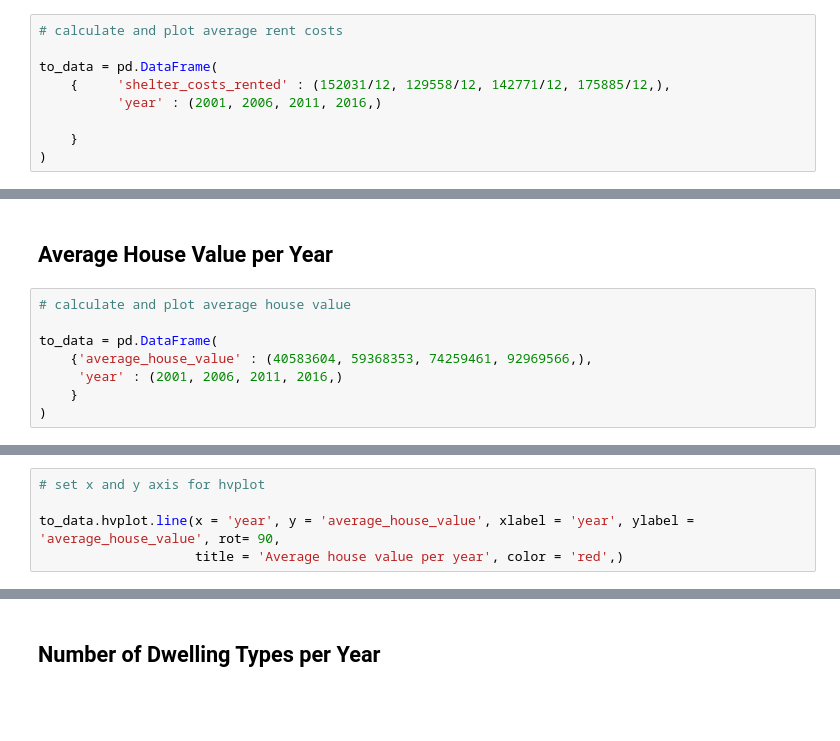
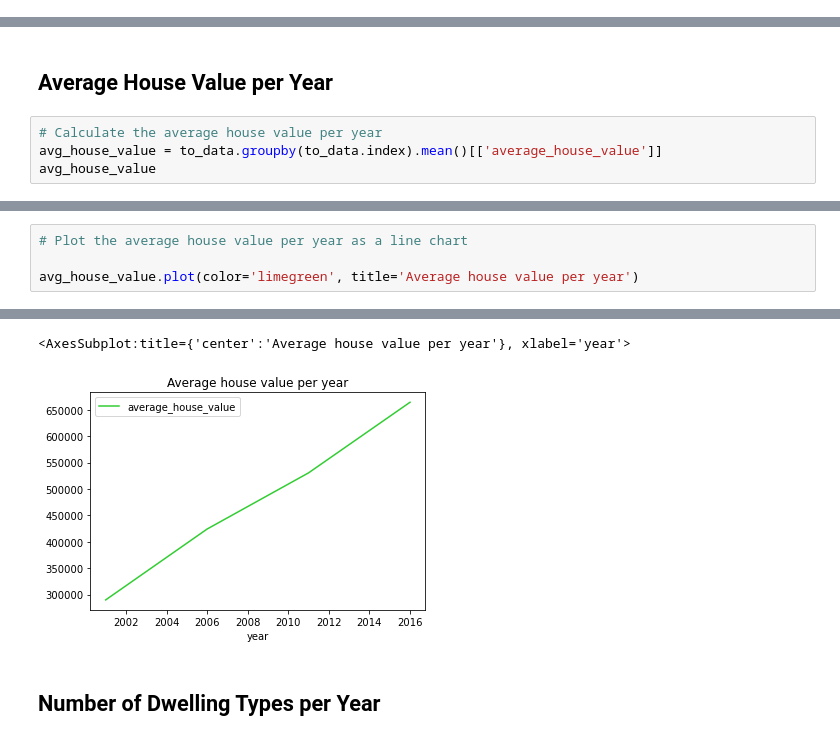
Before and after one commit to Jovan671/Assignment_06_pyviz, a Jupyter notebook: Analysis.ipynb, the cells around one changed output, grey strips where cells are left out. Drawn from its saved outputs; the diff is of its cells as text; blank space fills up the shorter version.

```diff
--- a/Analysis.ipynb
+++ b/Analysis.ipynb
@@ -138,10 +78 @@ to_data.plot.line(x = 'shelter_costs_owned', y = 'year', xlabel = 'shelter_costs
-# %%
-# calculate and plot average rent costs
-
-to_data = pd.DataFrame(
-    {     'shelter_costs_rented' : (152031/12, 129558/12, 142771/12, 175885/12,),
-          'year' : (2001, 2006, 2011, 2016,)
-
-    }
-)
 # %%
@@ -155,10 +83,6 @@ to_data.plot.line(x = 'shelter_costs_rented', y = 'year', xlabel = 'shelter_cost
 # %% [markdown]
 ## Average House Value per Year
-# %%
-# calculate and plot average house value
-
-to_data = pd.DataFrame(
-    {'average_house_value' : (40583604, 59368353, 74259461, 92969566,),
-     'year' : (2001, 2006, 2011, 2016,)
-    }
-)
+# %%
+# Calculate the average house value per year
+avg_house_value = to_data.groupby(to_data.index).mean()[['average_house_value']]
+avg_house_value
@@ -165,6 +96,5 @@ to_data = pd.DataFrame(
 # %%
-# set x and y axis for hvplot
+# Plot the average house value per year as a line chart
 
-to_data.hvplot.line(x = 'year', y = 'average_house_value', xlabel = 'year', ylabel = 'average_house_value', rot= 90,
-                    title = 'Average house value per year', color = 'red',)
+avg_house_value.plot(color='limegreen', title='Average house value per year')
 # %% [output]
@@ -172,2 +101,4 @@ to_data.hvplot.line(x = 'year', y = 'average_house_value', xlabel = 'year', ylab
+<AxesSubplot:title={'center':'Average house value per year'}, xlabel='year'>
+[figure, added]
 # %% [markdown]
 ## Number of Dwelling Types per Year
```
Also changed, not shown: parts of 26 cells of this notebook, 1 other file.
